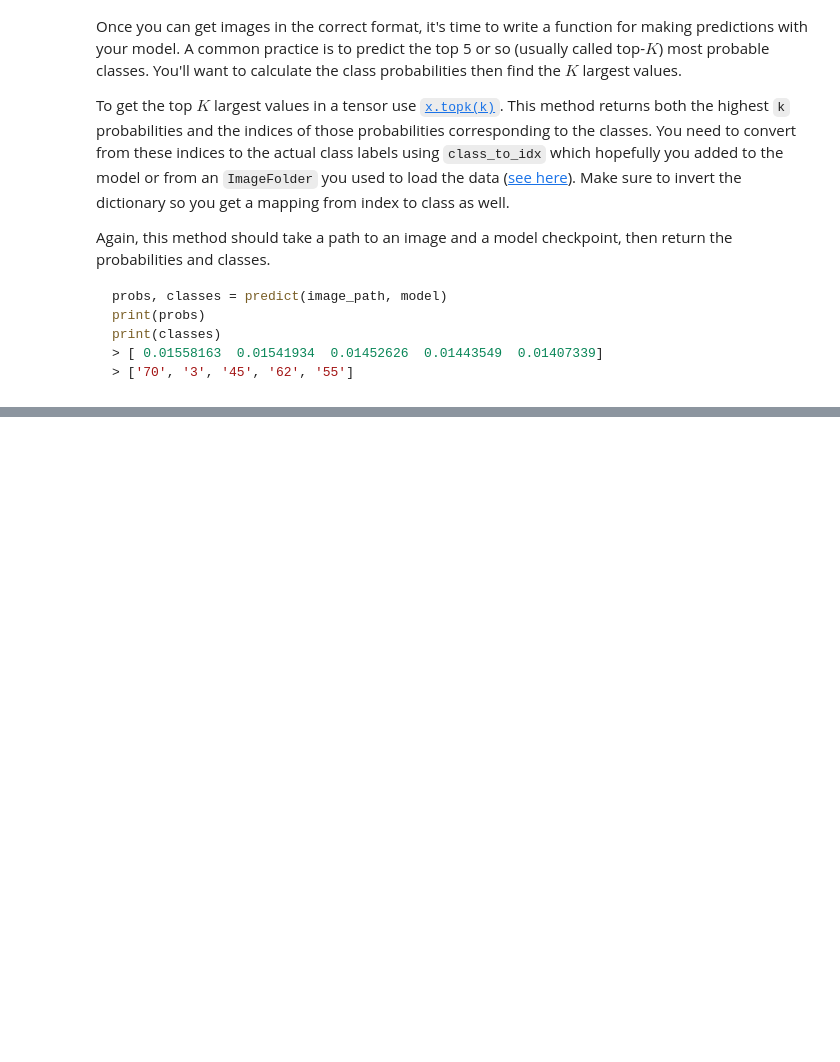
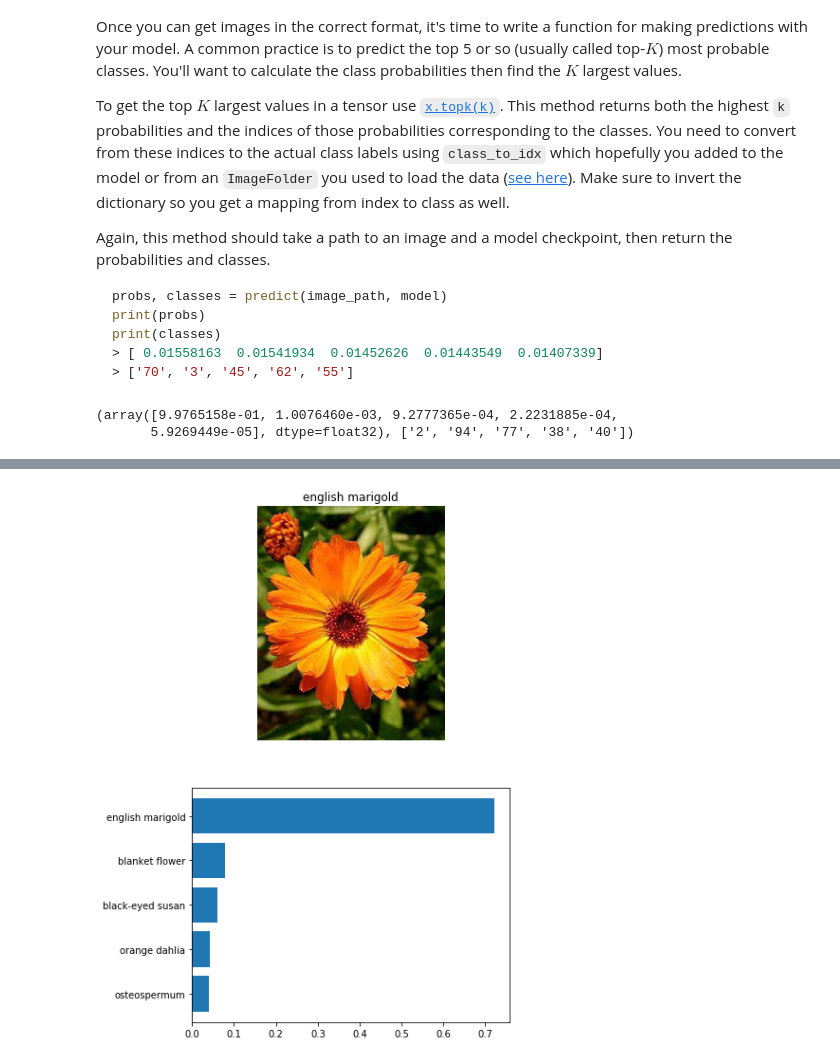
Before and after one commit to rajesh-iiith/AIPND-ImageClassifier, a Jupyter notebook: Image Classifier Project.ipynb, the cells around one changed output, grey strips where cells are left out. Saved outputs shown, nothing was run; the diff lists cells and outputs as text; code cells hidden in the pictures; blank space fills up the shorter version.

```diff
--- a/Image Classifier Project.ipynb
+++ b/Image Classifier Project.ipynb
@@ -283,0 +367,8 @@ At this point it's good to write a function that can load a checkpoint and rebui
+# %%
+# Testing checkpoint
+
+loaded_model.eval()
+images, labels = next(iter(dataloaders['test']))
+output = loaded_model.forward(Variable(images[:2]))
+ps = torch.exp(output).data
+print(ps.max(1)[1])
@@ -359,6 +476,23 @@ def predict(image_path, model, topk=5):
     '''
 
     # TODO: Implement the code to predict the class from an image file
+
+    image = torch.FloatTensor([process_image(Image.open(image_path))])
+    model.eval()
+    output = model.forward(Variable(image))
+    pobabilities = torch.exp(output).data.numpy()[0]
+
+
+    top_idx = np.argsort(pobabilities)[-topk:][::-1]
+    top_class = [idx_to_class[x] for x in top_idx]
+    top_probability = pobabilities[top_idx]
+
+    return top_probability, top_class
+# %%
+print (predict('flowers/test/2/image_05100.jpg', loaded_model))
+# %% [output]
+(array([9.9765158e-01, 1.0076460e-03, 9.2777365e-04, 2.2231885e-04,
+       5.9269449e-05], dtype=float32), ['2', '94', '77', '38', '40'])
 # %% [markdown]
 ## Sanity Checking
 
@@ -371,0 +504,26 @@ You can convert from the class integer encoding to actual flower names with the
+# %%
+# TODO: Display an image along with the top 5 classes
+def view_classify(img, probabilities, classes, mapper):
+    ''' Function for viewing an image and it's predicted classes.
+    '''
+    img_filename = img.split('/')[-2]
+    img = Image.open(img)
+
+    fig, (ax1, ax2) = plt.subplots(figsize=(6,10), ncols=1, nrows=2)
+    flower_name = mapper[img_filename]
+
+    ax1.set_title(flower_name)
+    ax1.imshow(img)
+    ax1.axis('off')
+
+    y_pos = np.arange(len(probabilities))
+    ax2.barh(y_pos, probabilities)
+    ax2.set_yticks(y_pos)
+    ax2.set_yticklabels([mapper[x] for x in classes])
+    ax2.invert_yaxis()
+# %%
+img = 'flowers/test/5/image_05159.jpg'
+p, c = predict(img, loaded_model)
+view_classify(img, p, c, cat_to_name)
+# %% [output]
+[figure, added]
```
Also changed, not shown: parts of 18 cells of this notebook, 8 other files.
